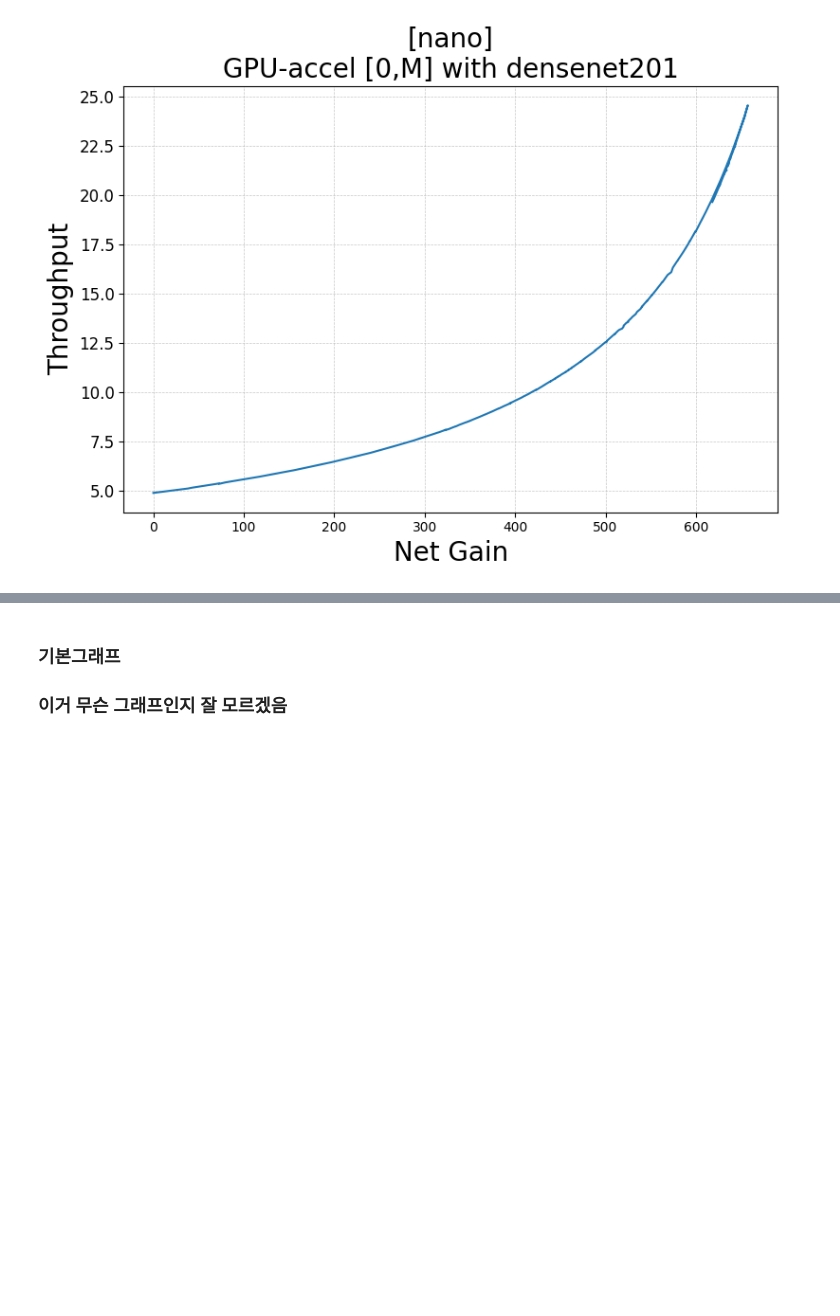
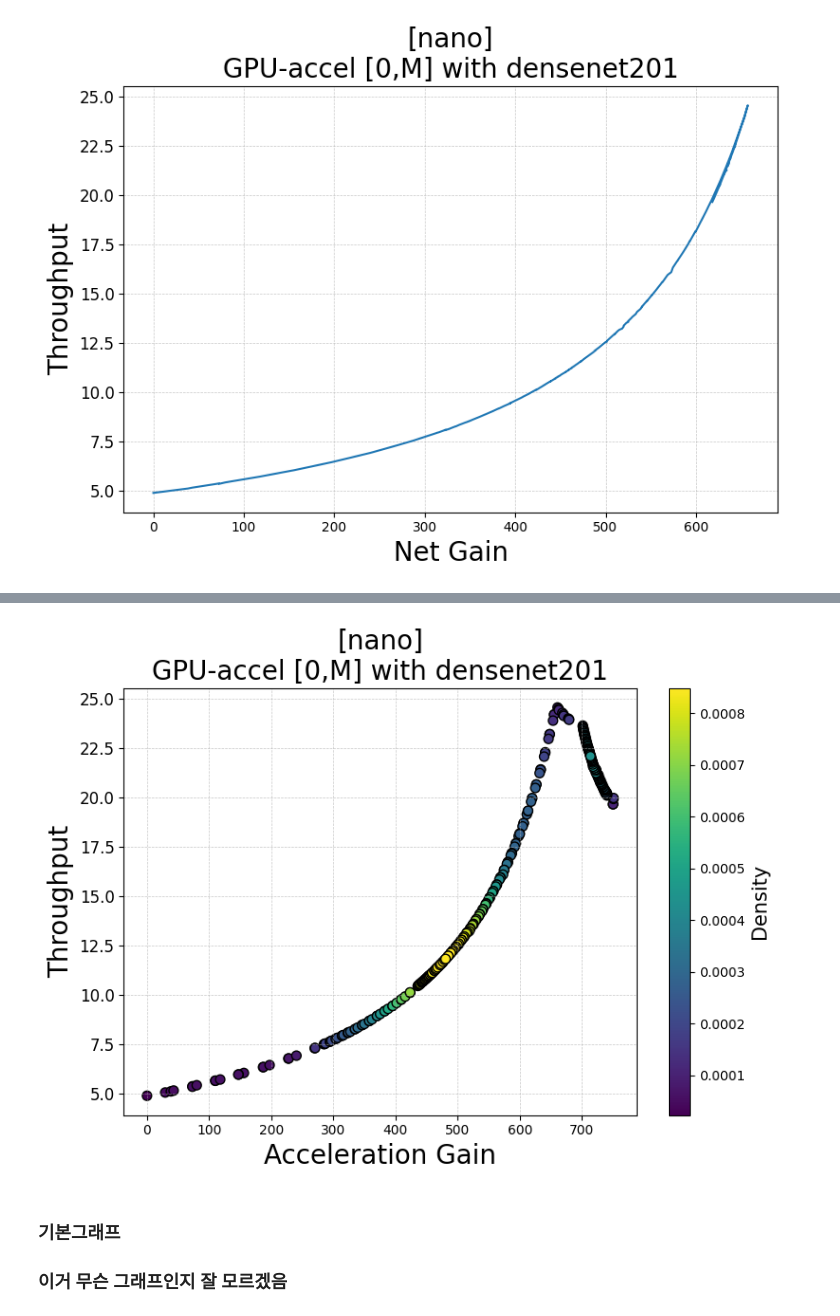
Before and after one commit to SeungWoo3/graph-rage2025, a Jupyter notebook: 4.gpu_accel-0_M-real_exp/4.gpu_accel-0_M-real_exp.ipynb, the cells around one changed output, grey strips where cells are left out. Cells and saved outputs as stored; diff of their text form; code cells hidden in the pictures; blank space fills up the shorter version.

```diff
--- a/4.gpu_accel-0_M-real_exp/4.gpu_accel-0_M-real_exp.ipynb
+++ b/4.gpu_accel-0_M-real_exp/4.gpu_accel-0_M-real_exp.ipynb
@@ -959,3 +985,55 @@ for save_format in save_formats:
+# %%
+import matplotlib.pyplot as plt
+import numpy as np
+from scipy.stats import gaussian_kde
+
+# num_accelerated_layer_list를 기준으로 정렬
+sorted_data = sorted(zip(num_accelerated_layer_list, throughput_list, acceleration_gain_list))
+
+# 정렬된 데이터 분리
+sorted_num_accelerated_layer_list, sorted_throughput_list, sorted_acceleration_gain_list = zip(*sorted_data)
+
+# 밀도 계산
+xy = np.vstack([sorted_acceleration_gain_list, sorted_throughput_list])
+density = gaussian_kde(xy)(xy)
+
+# 밀도에 따라 색상 정렬
+sorted_density_indices = np.argsort(density)
+sorted_density = density[sorted_density_indices]
+sorted_acceleration_gain_list = np.array(sorted_acceleration_gain_list)[sorted_density_indices]
+sorted_throughput_list = np.array(sorted_throughput_list)[sorted_density_indices]
+
+# 2개의 y축을 가지는 그래프 생성
+fig, ax1 = plt.subplots(figsize=(8, 6))
+
+# 첫 번째 y축 (total_execution_time_list)
+sc = ax1.scatter(
+    sorted_acceleration_gain_list,
+    sorted_throughput_list,
+    c=sorted_density,
+    cmap='viridis',
+    s=50,
+    edgecolor='k',
+    label="Throughput Density"
+)
+
+ax1.set_ylabel("Throughput", size=20)
+ax1.set_xlabel("Acceleration Gain", size=20)
+ax1.tick_params(axis="y", labelsize=12)
+ax1.grid(True, which="both", linestyle="--", linewidth=0.5, alpha=0.7)
+
+# 컬러바 추가
+cbar = plt.colorbar(sc, ax=ax1)
+cbar.set_label("Density", size=15)
+cbar.ax.tick_params(labelsize=10)
+
+plt.title(f"[{device}]\nGPU-accel [0,M] with {model}", size=20)
+plt.tight_layout()
+
+for save_format in save_formats:
+    plt.savefig(f'./{date_label}/{save_format}/Throughput-AccelGain(density)-{device}-{type}-{model}-{date_label}.{save_format}')
+# %% [output]
+[figure, added]
 # %% [markdown]
 ### 기본그래프
 ### 이거 무슨 그래프인지 잘 모르겠음
```
Also changed, not shown: parts of 2 cells of this notebook.
